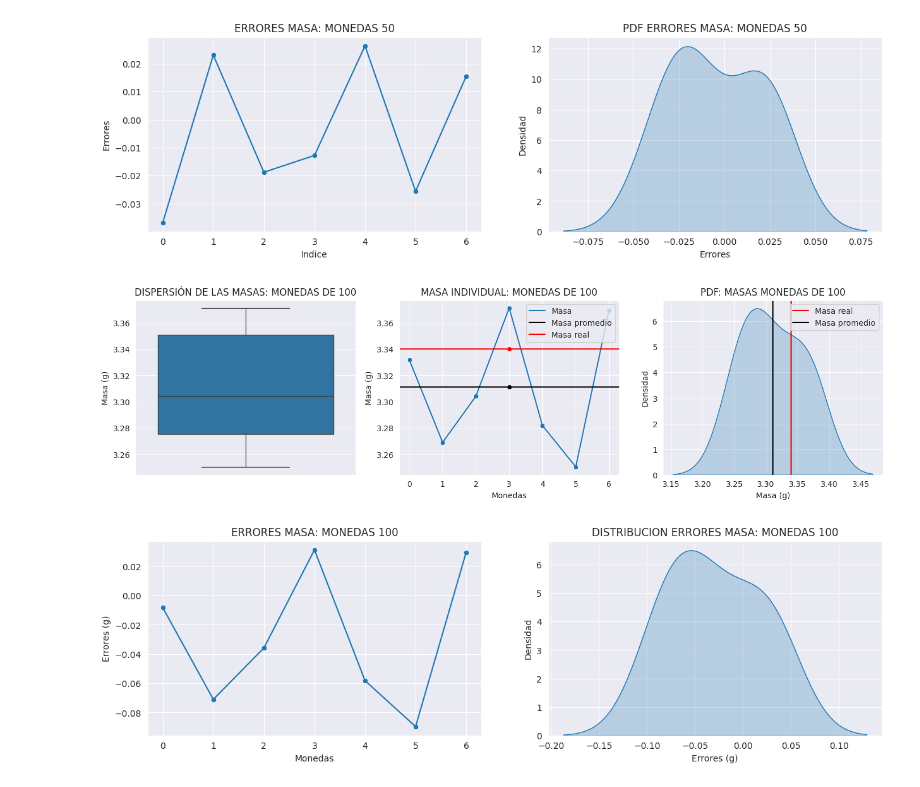
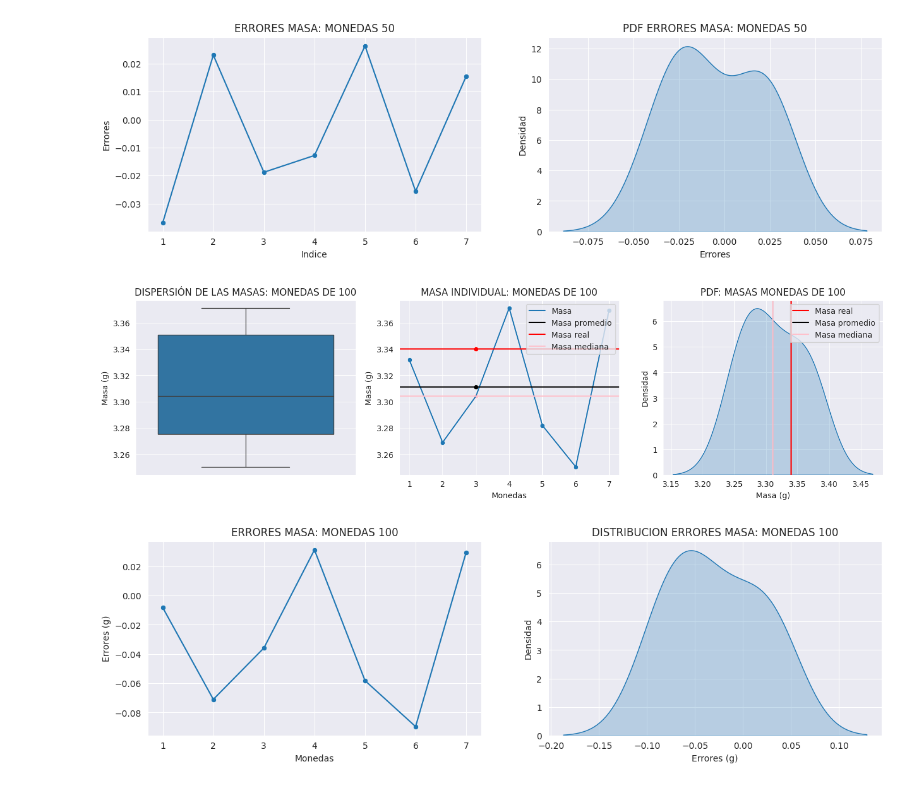
Before and after one commit to 317745/ANALISIS-MONEDAS-LABORATORIO-27-05-2026, a Jupyter notebook: laboratorio27_05_2026.ipynb, the cells around one changed output. Drawn from its saved outputs; the diff is of its cells as text; code cells hidden in the pictures.

```diff
--- a/laboratorio27_05_2026.ipynb
+++ b/laboratorio27_05_2026.ipynb
@@ -57,3 +89,18 @@ desviacion_estandar_masa_moneda_100 = df_masa_monedas_individuales["monedas_100"
+# %%
+masa_real_moneda_100 = 3.34
+masa_promedio_moneda_100 = round(df_masa_monedas_individuales["monedas_100"].mean(), 4)
+masa_mediana_monedas_100 = round(df_masa_monedas_individuales["monedas_100"].median(), 4)
+rango_absoluto_moneda_100 = round(df_masa_monedas_individuales["monedas_100"].max() - df_masa_monedas_individuales["monedas_100"].min(), 4)
+rango_relativo_moneda_100 = round((rango_absoluto_moneda_100/masa_promedio_moneda_100)*100, 4)
+error_absoluto_moneda_100 = abs(masa_real_moneda_100 - masa_promedio_moneda_100)
+
+varianza_masa_moneda_100 = round(df_masa_monedas_individuales["monedas_100"].var(), 4)
+desviacion_estandar_masa_moneda_100 = round(df_masa_monedas_individuales["monedas_100"].std(), 4)
+desviacion_relativa_masa_moneda_100 = round((df_masa_monedas_individuales["monedas_100"].std()/masa_promedio_moneda_100)*100, 4)
+desviacion_absoluta_masa_moneda_100 = round((df_masa_monedas_individuales["monedas_100"] - masa_promedio_moneda_100).abs().mean(), 4)
+coeficiente_variacion_masa_moneda_100 = round((df_masa_monedas_individuales["monedas_100"].std()/masa_promedio_moneda_100)*100, 2)
+
+coeficiente_variacion_masa_moneda_100 = str(coeficiente_variacion_masa_moneda_100) + "%"
 # %%
 dicc_estadisticos_monedas = {
     "monedas_50": [masa_real_moneda_50,
@@ -145,3 +326,5 @@ df_dixon_monedas_100[:]
+# %%
+eje_x_monedas = df_masa_monedas_individuales.index + 1
 # %%
 f, ax = plt.subplots(ncols=3, nrows=1, figsize=(17, 4))
 
@@ -230,42 +416,47 @@ ax[0].set_ylabel("Masa (g)")
 ax[0].set_xlabel("")
 
 #----------------------------SCATTERPLOT----------------------------------------
-sns.scatterplot(x=df_masa_monedas_individuales.index, y="monedas_100",
+sns.scatterplot(x=eje_x_monedas, y="monedas_100",
                 data=df_masa_monedas_individuales, ax=ax[1])
-sns.lineplot(x=df_masa_monedas_individuales.index, y="monedas_100",
+sns.lineplot(x=eje_x_monedas, y="monedas_100",
                 data=df_masa_monedas_individuales, ax=ax[1], label="Masa")
 
 sns.scatterplot(x=[3], y=[masa_real_moneda_100], color="red", ax=ax[1])
 
 sns.scatterplot(x=[3], y=[masa_promedio_moneda_100], color="black", ax=ax[1])
 
+sns.scatterplot(x=[3], y=[masa_mediana_monedas_100], color="pink", ax=ax[1])
+
 ax[1].axhline(y=masa_promedio_moneda_100, color="black", label="Masa promedio")
 ax[1].axhline(y=masa_real_moneda_100, color="red", label="Masa real")
+ax[1].axhline(y=masa_mediana_monedas_100, color="pink", label="Masa mediana")
 
 ax[1].set_title("MASA INDIVIDUAL: MONEDAS DE 100")
 ax[1].set_ylabel("Masa (g)")
 ax[1].set_xlabel("Monedas")
 
 ax[1].legend(loc="upper right")
 
 #---------------------KDEPLOT-----------------------------------
 sns.kdeplot(x="monedas_100", fill=True,
             data=df_masa_monedas_individuales, ax=ax[2])
 
 ax[2].axvline(x=masa_real_moneda_100, color="red", label="Masa real")
 
 ax[2].axvline(x=masa_promedio_moneda_100, color="black", label="Masa promedio")
 
+ax[2].axvline(x=masa_promedio_moneda_100, color="pink", label="Masa mediana")
+
 ax[2].set_title("PDF: MASAS MONEDAS DE 100")
 ax[2].set_xlabel("Masa (g)")
 ax[2].set_ylabel("Densidad")
 
 ax[2].legend(loc="upper right")
 
 sns.set_style("darkgrid")
 plt.show()
 # %% [output]
-[figure, old version]
+[figure, new version]
 # %%
 f, ax = plt.subplots(ncols=2, nrows=1, figsize=(15, 4))
 
```
Also changed, not shown: parts of 23 cells of this notebook.
